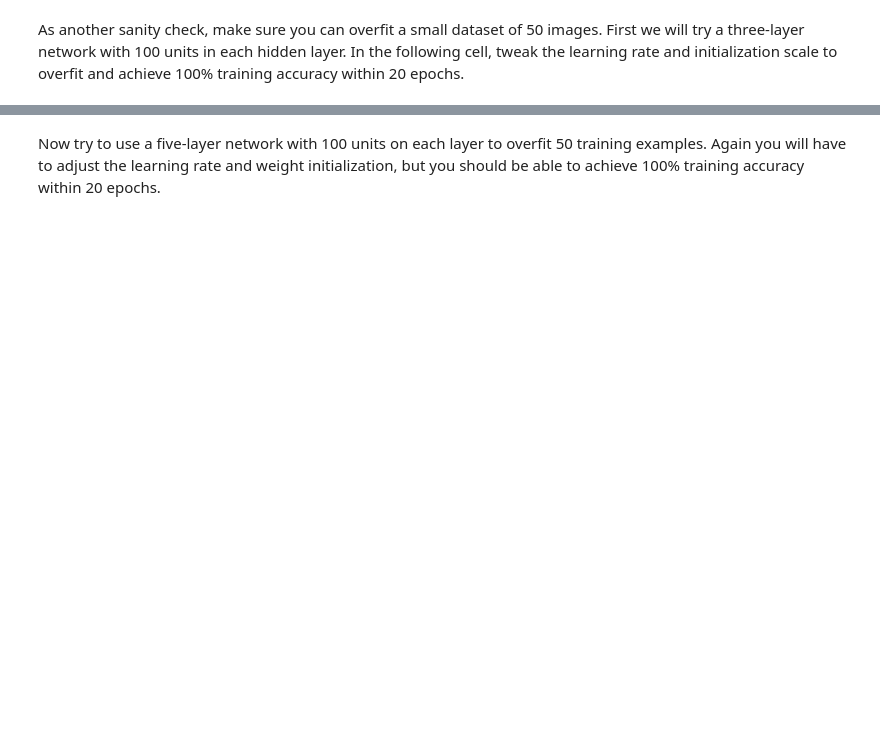
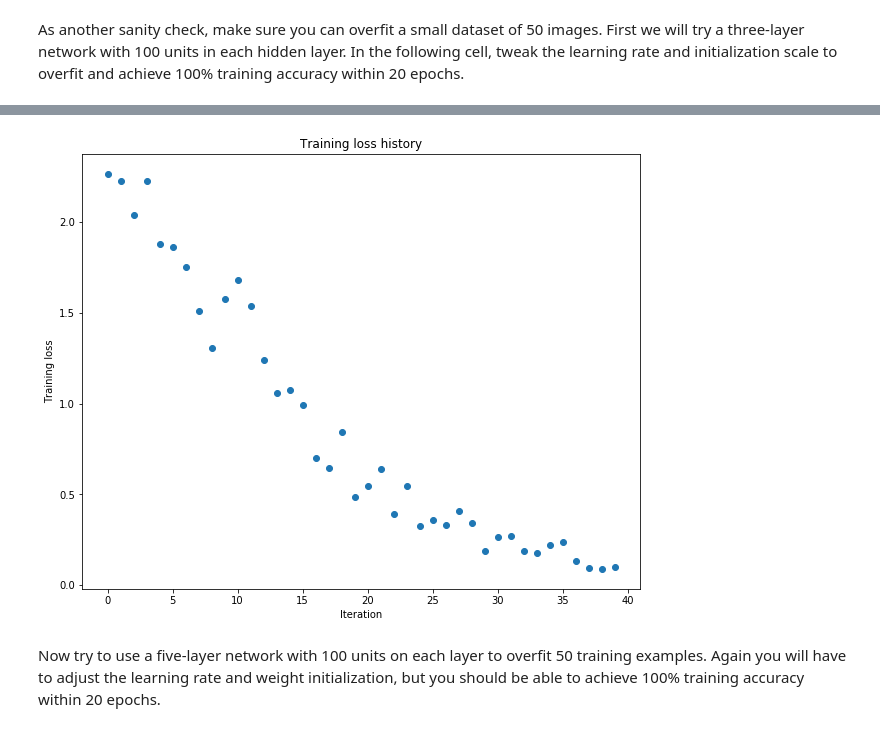
Before and after one commit to urital12/cs231n_assign2, a Jupyter notebook: FullyConnectedNets.ipynb, the cells around one changed output, grey strips where cells are left out. Saved outputs shown, nothing was run; the diff lists cells and outputs as text; code cells hidden in the pictures; blank space fills up the shorter version.

```diff
--- a/FullyConnectedNets.ipynb
+++ b/FullyConnectedNets.ipynb
@@ -397,7 +446,7 @@ small_data = {
 }
 
 weight_scale = 1e-2
-learning_rate = 1e-4
+learning_rate = 6e-3
 model = FullyConnectedNet([100, 100],
               weight_scale=weight_scale, dtype=np.float64)
 solver = Solver(model, small_data,
@@ -414,3 +463,4 @@ plt.title('Training loss history')
 plt.xlabel('Iteration')
 plt.ylabel('Training loss')
 plt.show()
+# %% [output]
@@ -417,3 +484,4 @@ plt.show()
+[figure, added]
 # %% [markdown]
 Now try to use a five-layer network with 100 units on each layer to overfit 50 training examples. Again you will have to adjust the learning rate and weight initialization, but you should be able to achieve 100% training accuracy within 20 epochs.
 # %%
```
Also changed, not shown: parts of 8 cells of this notebook, 2 other files.
